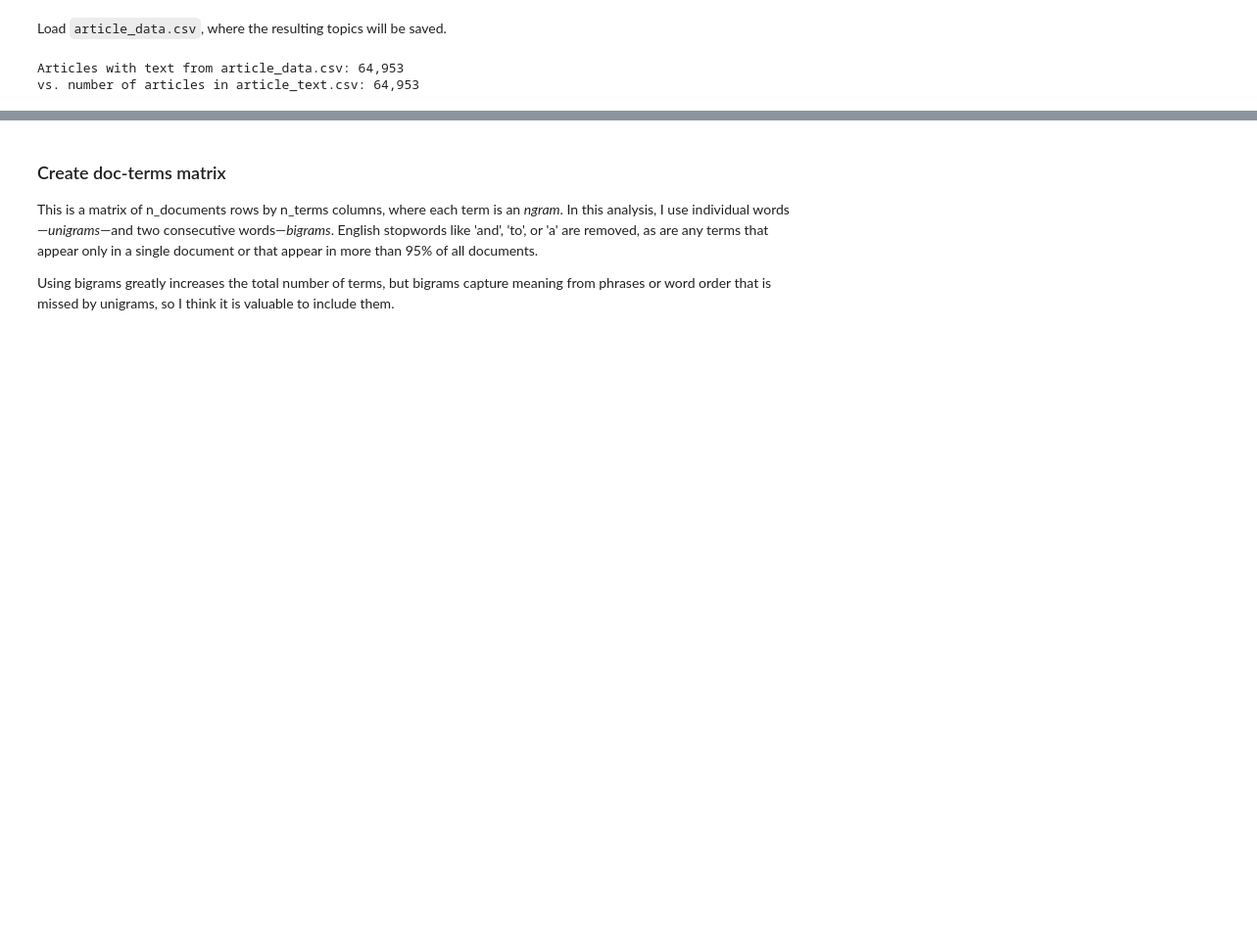
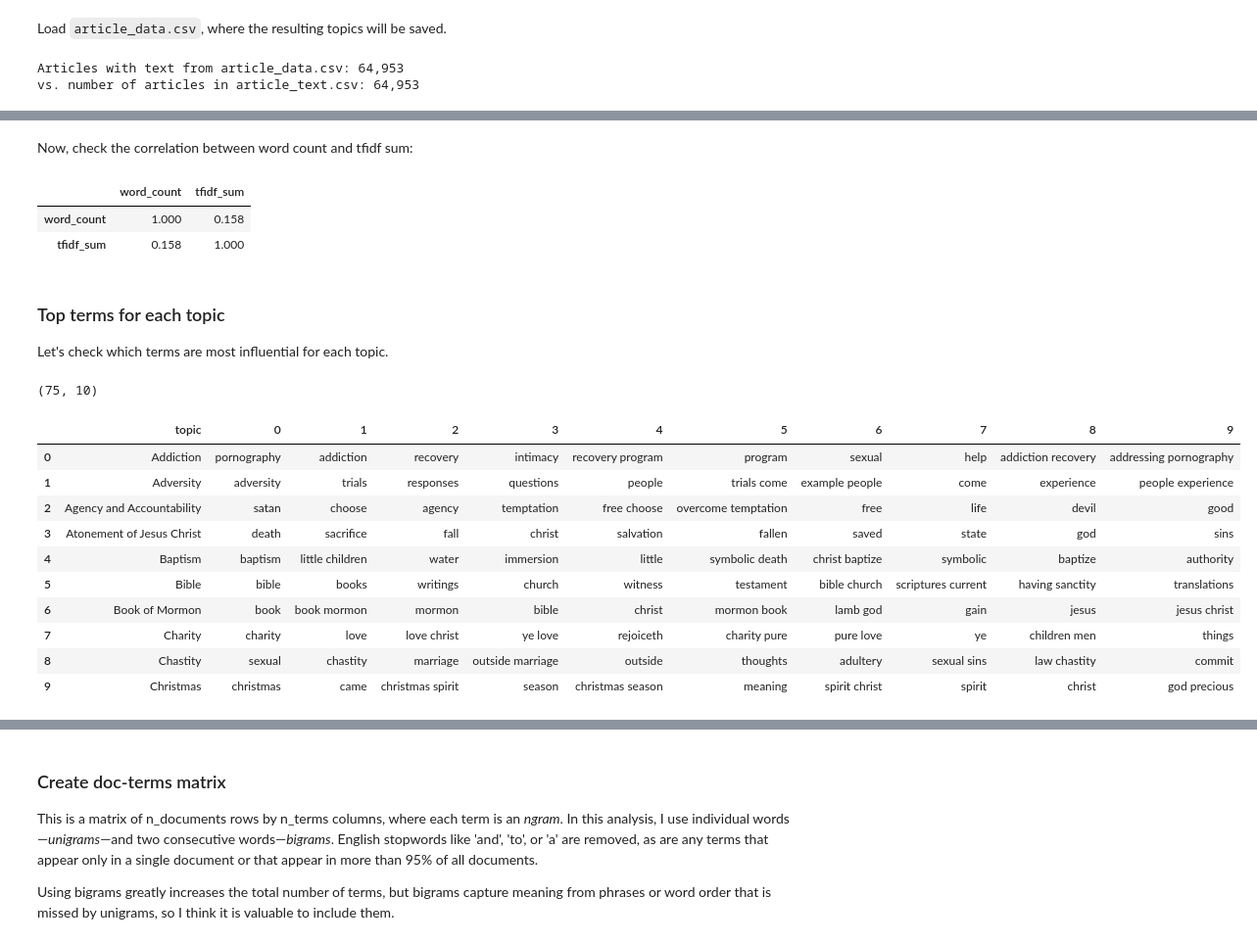
Before and after one commit to rparkr/magazine-analysis, a Jupyter notebook: 2_topic_modeling.ipynb, the cells around one changed output, grey strips where cells are left out. Shown at 98% size. Cells and saved outputs as stored; diff of their text form; code cells hidden in the pictures; blank space fills up the shorter version.

Commit message:
Update naive method using vocab for term-topic list only

```diff
--- a/2_topic_modeling.ipynb
+++ b/2_topic_modeling.ipynb
@@ -95,8 +95,13 @@ After experimenting with multiple approaches, I chose to use Scikit-Learn's `Tfi
 Function to normalize text (convert Unicode to ASCII equivalents), convert to lowercase, and remove non-alphabetic characters.
 # %%
 def preprocess_text(orig_str):
-    '''lowecase, normalize unicode text to ASCII-equivalent characters,
-    and remove punctuation and anything between parentheses.'''
+    '''Preprocess text for sklearn's text vectorizers.
+
+    Performs the following:
+    1. convert all text to lowercase
+    2. normalize unicode text to ASCII-equivalent characters
+    3. remove punctuation and anything between parentheses
+    '''
     # unidecode is a third-party package for unicode normaliznig
     # that works with most Latin-looking characters and punctuation.
     # new_str = unidecode.unidecode(orig_str.lower())
@@ -165,0 +292,41 @@ vs. number of articles in article_text.csv: 64,953
+# %% [markdown]
+Now, check the correlation between word count and tfidf sum:
+# %%
+pd.DataFrame(
+    dict(
+        word_count=topic_df['text'].apply(lambda v: len(v.split())),
+        tfidf_sum=np.array(dtm_topics).sum(axis=1)
+    )
+).corr()
+# %% [output]
+|  | word_count | tfidf_sum |
+| word_count | 1.000 | 0.158 |
+| tfidf_sum | 0.158 | 1.000 |
+# %% [markdown]
+### Top terms for each topic
+Let's check which terms are most influential for each topic.
+# %%
+# Get the top-10 terms for each topic
+term_idxs = dtm.toarray().argsort()[:,:-11:-1]
+print(term_idxs.shape)
+terms_list = tfidf.get_feature_names_out()
+
+df_topic_top_terms = pd.DataFrame(term_idxs).applymap(lambda val: terms_list[val])
+df_topic_top_terms = pd.concat([topic_df['topic'], df_topic_top_terms], axis=1)
+
+df_topic_top_terms.to_csv('experiments/topic_top_terms.csv', index=False)
+
+df_topic_top_terms.head(10)
+# %% [output]
+(75, 10)
+|  | topic | 0 | 1 | 2 | 3 | 4 | 5 | 6 | 7 | 8 | 9 |
+| 0 | Addiction | pornography | addiction | recovery | intimacy | recovery program | program | sexual | help | addiction recovery | addressing pornography |
+| 1 | Adversity | adversity | trials | responses | questions | people | trials come | example people | come | experience | people experience |
+| 2 | Agency and Accountability | satan | choose | agency | temptation | free choose | overcome temptation | free | life | devil | good |
+| 3 | Atonement of Jesus Christ | death | sacrifice | fall | christ | salvation | fallen | saved | state | god | sins |
+| 4 | Baptism | baptism | little children | water | immersion | little | symbolic death | christ baptize | symbolic | baptize | authority |
+| 5 | Bible | bible | books | writings | church | witness | testament | bible church | scriptures current | having sanctity | translations |
+| 6 | Book of Mormon | book | book mormon | mormon | bible | christ | mormon book | lamb god | gain | jesus | jesus christ |
+| 7 | Charity | charity | love | love christ | ye love | rejoiceth | charity pure | pure love | ye | children men | things |
+| 8 | Chastity | sexual | chastity | marriage | outside marriage | outside | thoughts | adultery | sexual sins | law chastity | commit |
+| 9 | Christmas | christmas | came | christmas spirit | season | christmas season | meaning | spirit christ | spirit | christ | god precious |
```
Also changed, not shown: parts of 19 cells of this notebook.
